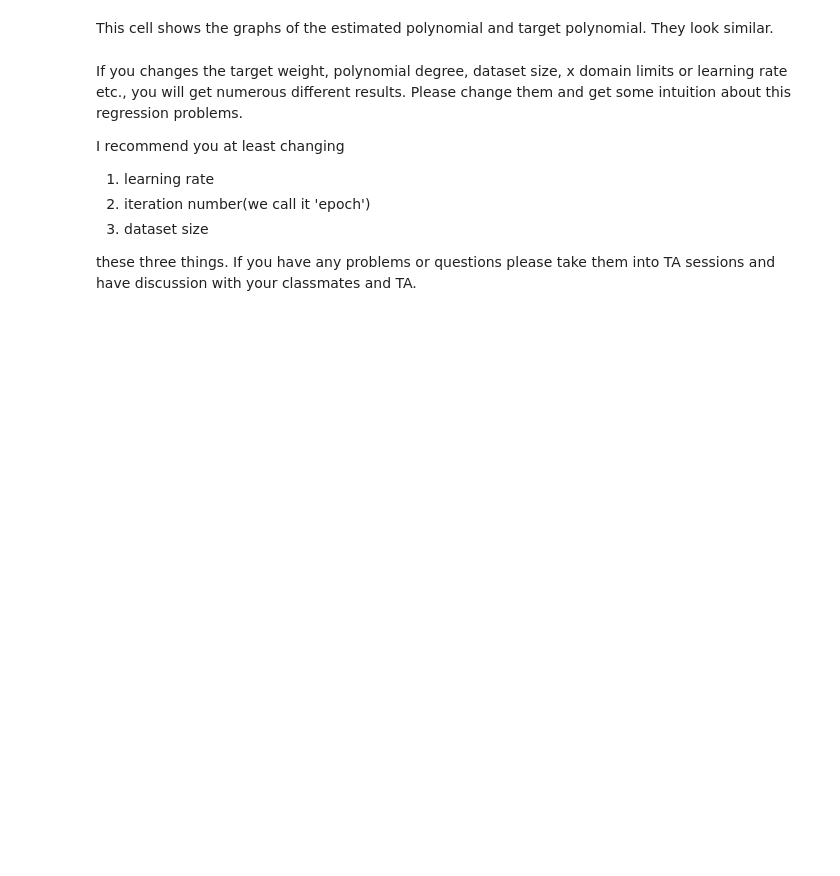
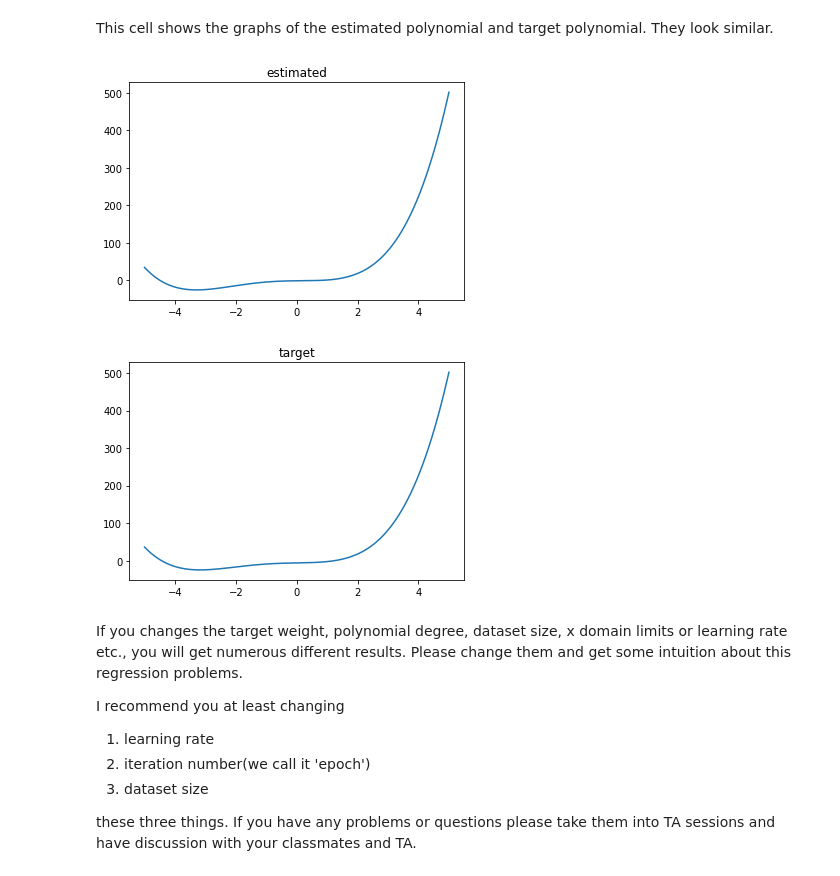
Before and after one commit to SeongWoong-Hong/KAIST_ME401_practice, a Jupyter notebook: PytorchBasic/PytorchBasic2.ipynb, the cells around one changed output. Drawn from its saved outputs; the diff is of its cells as text; code cells hidden in the pictures; blank space fills up the shorter version.

```diff
--- a/PytorchBasic/PytorchBasic2.ipynb
+++ b/PytorchBasic/PytorchBasic2.ipynb
@@ -42,9 +47,9 @@ You can handle the number of data size, x limits. Next cell shows the created da
 # %%
 data_size = 200
 xlim = [-5, 5]
-dataset = torch.zeros(data_size, 2)
+dataset = []
 for i in range(data_size):
   y = torch.zeros(1,1)
   x = torch.FloatTensor(1,1).uniform_(xlim[0], xlim[1])
   y = polynomial(x, W_target)
-  dataset[i,:] = torch.cat((x, y), 1)
+  dataset.append(zip(x, y))
@@ -78,15 +114,18 @@ This cell shows the graphs of the estimated polynomial and target polynomial. Th
 # %%
 def draw(W, str):
   x = np.linspace(xlim[0], xlim[1], data_size)
   y = np.zeros(data_size)
   for i in range(data_size):
-    y[i] = model(x[i], W).detach().numpy()
+    y[i] = polynomial(x[i], W).detach().numpy()
   plt.plot(x, y)
   plt.title(str)
   plt.show()
 
 draw(W, 'estimated')
 draw(W_target, 'target')
+# %% [output]
+[figure, added]
+[figure, added]
 # %% [markdown]
 If you changes the target weight, polynomial degree, dataset size, x domain limits or learning rate etc., you will get numerous different results. Please change them and get some intuition about this regression problems.
 
```
Also changed, not shown: parts of 7 cells of this notebook, 2 other files.
